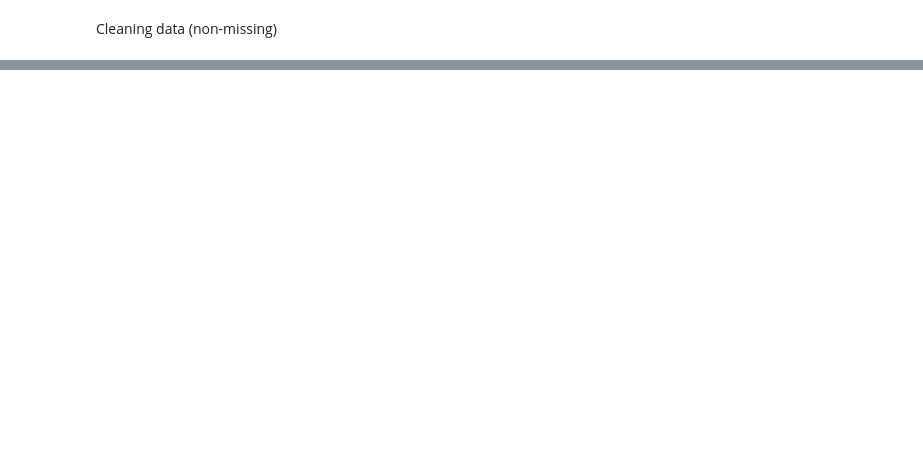
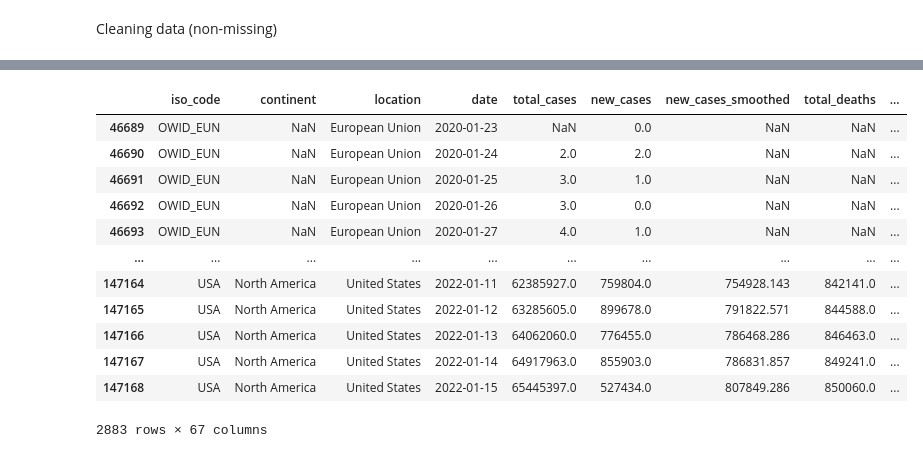
Before and after one commit to msdec321/PythonBasics, a Jupyter notebook: pandas/data_cleaning.ipynb, the cells around one changed output, grey strips where cells are left out. Cells and saved outputs as stored; diff of their text form; code cells hidden in the pictures; blank space fills up the shorter version.

Commit message:
Added df string searches/regex searches example

```diff
--- a/pandas/data_cleaning.ipynb
+++ b/pandas/data_cleaning.ipynb
@@ -182,0 +192,24 @@ Name: date, Length: 152695, dtype: object
+# %%
+# Pick out rows with specific string
+data.loc[data['location'].str.contains('United')]
+
+# Pick out rows without specific string
+data.loc[~data['location'].str.contains('United')]
+
+# Pick out strings with regex
+import re
+data.loc[data['location'].str.contains('Uni|Nat', regex=True)]
+# %% [output]
+|  | iso_code | continent | location | date | total_cases | new_cases | new_cases_smoothed | total_deaths | ... |
+| 46689 | OWID_EUN | NaN | European Union | 2020-01-23 | NaN | 0.0 | NaN | NaN | ... |
+| 46690 | OWID_EUN | NaN | European Union | 2020-01-24 | 2.0 | 2.0 | NaN | NaN | ... |
+| 46691 | OWID_EUN | NaN | European Union | 2020-01-25 | 3.0 | 1.0 | NaN | NaN | ... |
+| 46692 | OWID_EUN | NaN | European Union | 2020-01-26 | 3.0 | 0.0 | NaN | NaN | ... |
+| 46693 | OWID_EUN | NaN | European Union | 2020-01-27 | 4.0 | 1.0 | NaN | NaN | ... |
+| ... | ... | ... | ... | ... | ... | ... | ... | ... | ... |
+| 147164 | USA | North America | United States | 2022-01-11 | 62385927.0 | 759804.0 | 754928.143 | 842141.0 | ... |
+| 147165 | USA | North America | United States | 2022-01-12 | 63285605.0 | 899678.0 | 791822.571 | 844588.0 | ... |
+| 147166 | USA | North America | United States | 2022-01-13 | 64062060.0 | 776455.0 | 786468.286 | 846463.0 | ... |
+| 147167 | USA | North America | United States | 2022-01-14 | 64917963.0 | 855903.0 | 786831.857 | 849241.0 | ... |
+| 147168 | USA | North America | United States | 2022-01-15 | 65445397.0 | 527434.0 | 807849.286 | 850060.0 | ... |
+2883 rows × 67 columns
```
Also changed, not shown: parts of 10 cells of this notebook.
